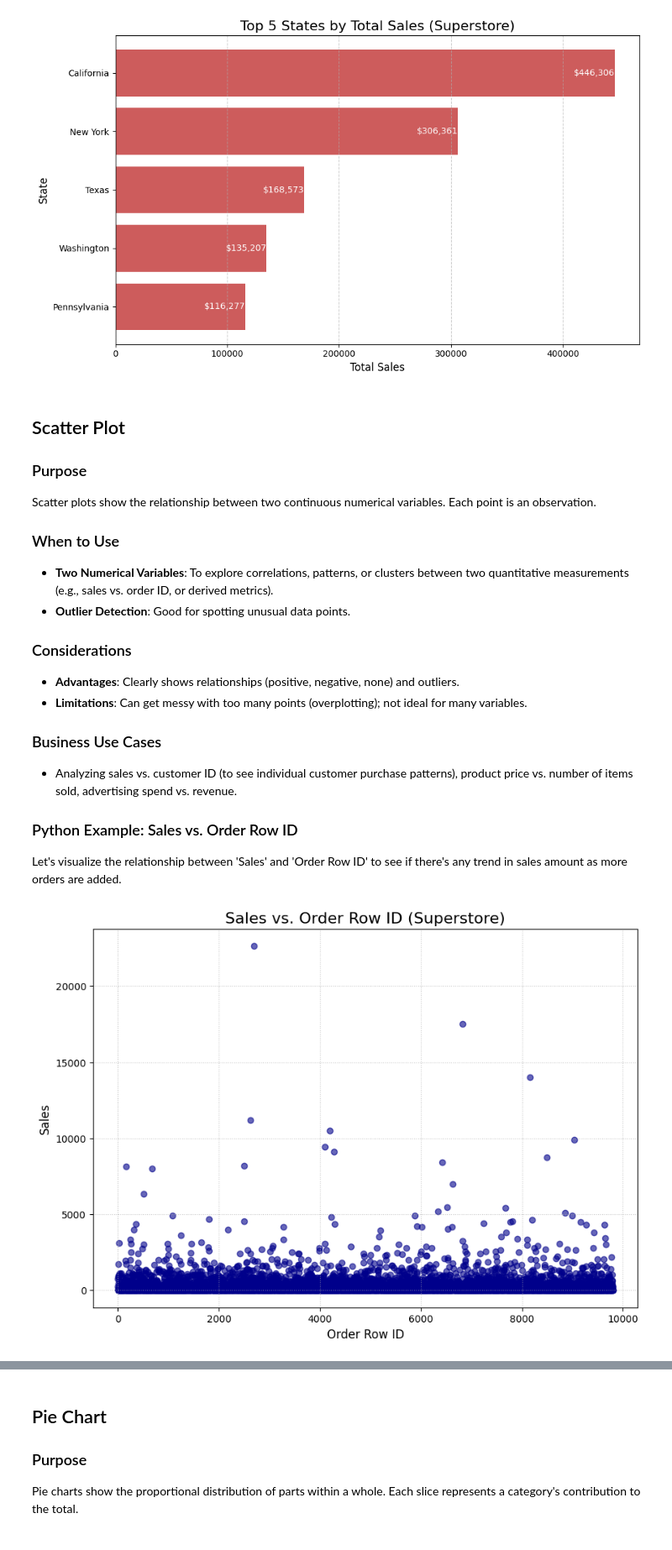
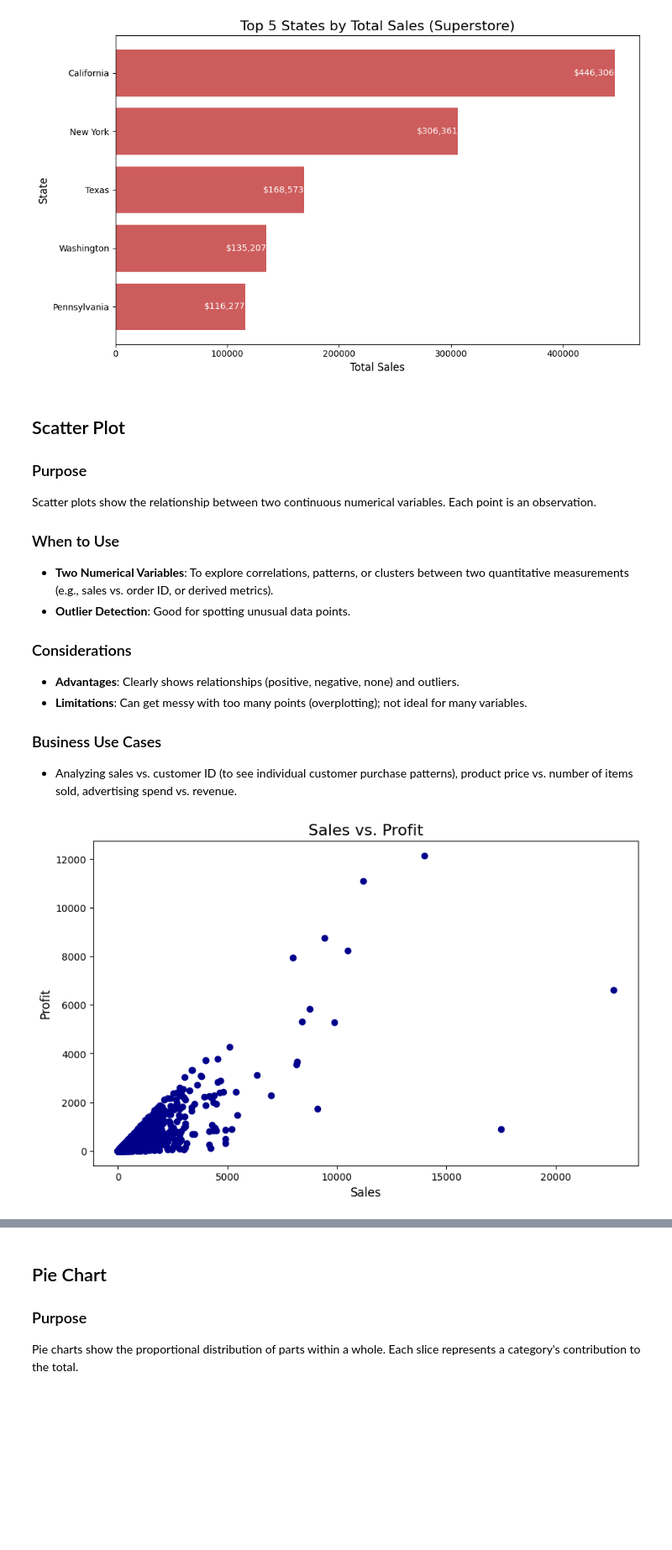
Before and after one commit to Mohamad-Selawy/Data-Analysis, a Jupyter notebook: Data Analysis/Level 2/Part_1_Fundamentals_and_Matplotlib_Basics.ipynb, the cells around one changed output, grey strips where cells are left out. Shown at 84% size. Drawn from its saved outputs; the diff is of its cells as text; code cells hidden in the pictures; blank space fills up the shorter version.

```diff
--- a/Data Analysis/Level 2/Part_1_Fundamentals_and_Matplotlib_Basics.ipynb
+++ b/Data Analysis/Level 2/Part_1_Fundamentals_and_Matplotlib_Basics.ipynb
@@ -85,0 +10,8 @@ df_orders.head()
+# %%
+import pandas as pd
+import numpy as np
+import matplotlib.pyplot as plt
+import os
+
+df = pd.read_csv(f"{path}/train.csv")
+print("Dataset loaded successfully")
@@ -85,0 +51,5 @@ df_orders.head()
+# %%
+df['Order Date'] = df['Order Date'].astype('datetime64[ns]')
+df['Ship Date'] = df['Ship Date'].astype('datetime64[ns]')
+df['Profit'] = df['Sales'] * np.random.rand(len(df))
+df.head()
@@ -410,26 +285,20 @@ Scatter plots show the relationship between two continuous numerical variables.
 
 ### Business Use Cases
 *   Analyzing sales vs. customer ID (to see individual customer purchase patterns), product price vs. number of items sold, advertising spend vs. revenue.
-
-### Python Example: Sales vs. Order Row ID
-Let's visualize the relationship between 'Sales' and 'Order Row ID' to see if there's any trend in sales amount as more orders are added.
 # %%
 # Create a figure for the plot
-plt.figure(figsize=(10, 7))
+plt.figure(figsize=(10, 6))
 
 # Create the scatter plot using plt.scatter()
-plt.scatter(x=df_orders['Row ID'], y=df_orders['Sales'], alpha=0.6, color='darkblue')
+plt.scatter(x=df['Sales'], y=df['Profit'], color='darkblue')
 
 # Add title and labels
-plt.title('Sales vs. Order Row ID (Superstore)', fontsize=16)
-plt.xlabel('Order Row ID', fontsize=12)
-plt.ylabel('Sales', fontsize=12)
-
-# Add grid for better readability
-plt.grid(True, linestyle=':', alpha=0.7)
+plt.title('Sales vs. Profit', fontsize=16)
+plt.xlabel('Sales', fontsize=12)
+plt.ylabel('Profit', fontsize=12)
 
 # Display the plot
 plt.show()
 # %% [output]
-[figure, old version]
+[figure, new version]
 # %% [markdown]
```
Also changed, not shown: parts of 31 cells of this notebook.
